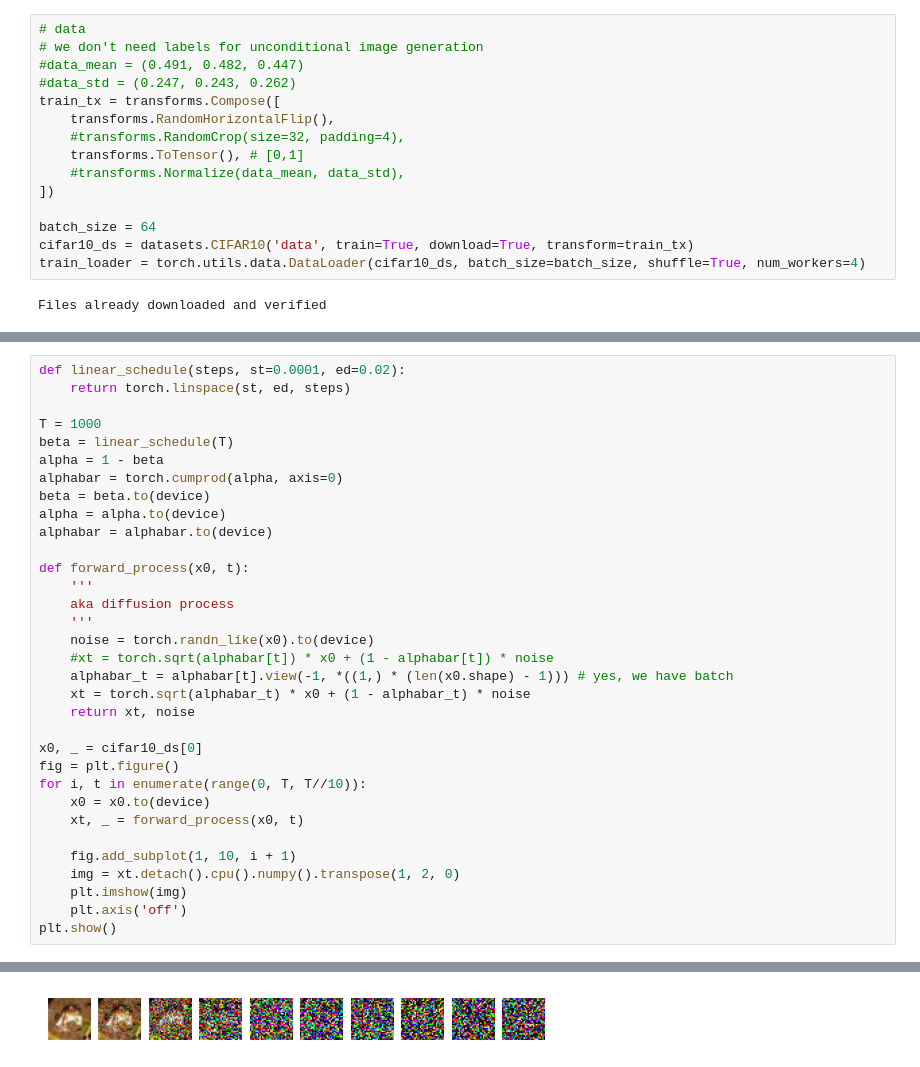
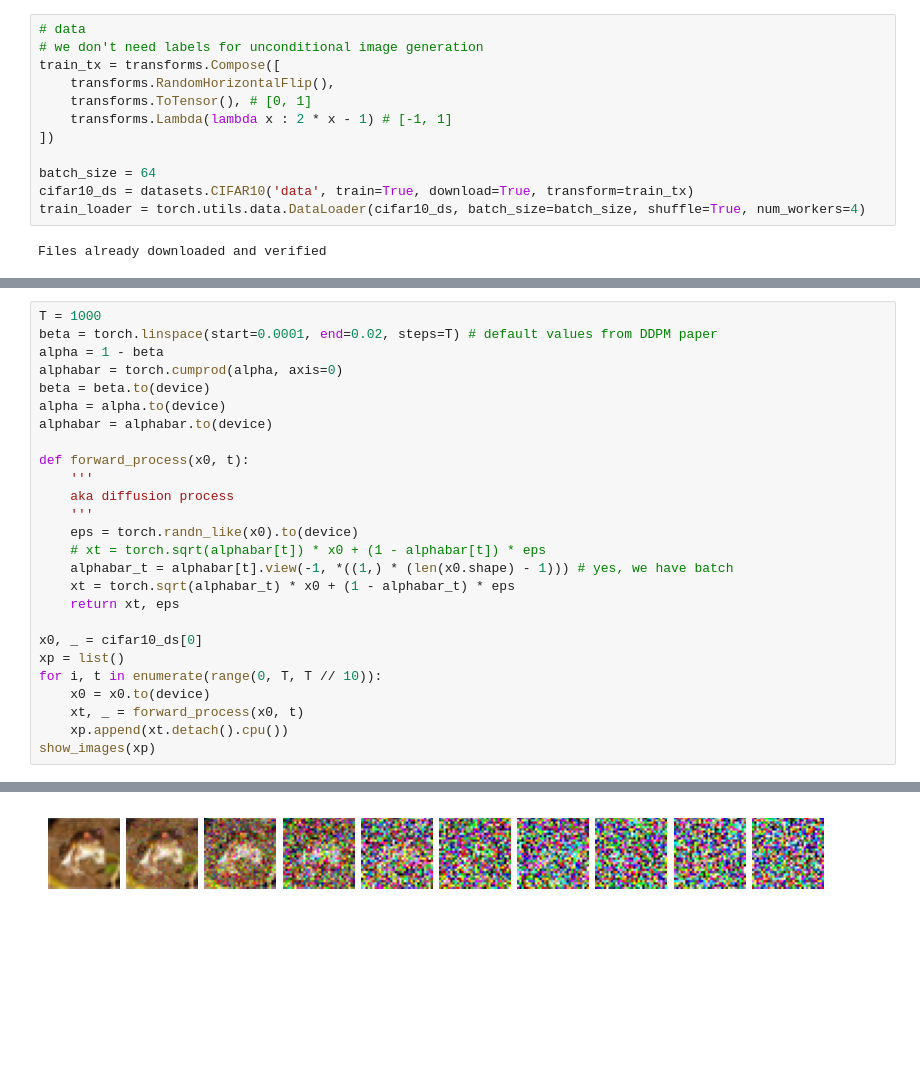
Before and after one commit to minjepar/ddpm_pytorch, a Jupyter notebook: ddpm_cifar.ipynb, the cells around one changed output, grey strips where cells are left out. Cells and saved outputs as stored; diff of their text form; blank space fills up the shorter version.

```diff
--- a/ddpm_cifar.ipynb
+++ b/ddpm_cifar.ipynb
@@ -26,13 +26,10 @@ device = torch.device("cuda" if torch.cuda.is_available() else "cpu")
 # %%
 # data
 # we don't need labels for unconditional image generation
-#data_mean = (0.491, 0.482, 0.447)
-#data_std = (0.247, 0.243, 0.262)
 train_tx = transforms.Compose([
     transforms.RandomHorizontalFlip(),
-    #transforms.RandomCrop(size=32, padding=4),
-    transforms.ToTensor(), # [0,1]
-    #transforms.Normalize(data_mean, data_std),
+    transforms.ToTensor(), # [0, 1]
+    transforms.Lambda(lambda x : 2 * x - 1) # [-1, 1]
 ])
 
 batch_size = 64
@@ -61,9 +60,6 @@ show_images([])
 # %%
-def linear_schedule(steps, st=0.0001, ed=0.02):
-    return torch.linspace(st, ed, steps)
-
 T = 1000
-beta = linear_schedule(T)
+beta = torch.linspace(start=0.0001, end=0.02, steps=T) # default values from DDPM paper
 alpha = 1 - beta
 alphabar = torch.cumprod(alpha, axis=0)
 beta = beta.to(device)
@@ -74,21 +70,17 @@ def forward_process(x0, t):
     '''
     aka diffusion process
     '''
-    noise = torch.randn_like(x0).to(device)
-    #xt = torch.sqrt(alphabar[t]) * x0 + (1 - alphabar[t]) * noise
+    eps = torch.randn_like(x0).to(device)
+    # xt = torch.sqrt(alphabar[t]) * x0 + (1 - alphabar[t]) * eps
     alphabar_t = alphabar[t].view(-1, *((1,) * (len(x0.shape) - 1))) # yes, we have batch
-    xt = torch.sqrt(alphabar_t) * x0 + (1 - alphabar_t) * noise
-    return xt, noise
+    xt = torch.sqrt(alphabar_t) * x0 + (1 - alphabar_t) * eps
+    return xt, eps
 
 x0, _ = cifar10_ds[0]
-fig = plt.figure()
-for i, t in enumerate(range(0, T, T//10)):
+xp = list()
+for i, t in enumerate(range(0, T, T // 10)):
     x0 = x0.to(device)
     xt, _ = forward_process(x0, t)
-
-    fig.add_subplot(1, 10, i + 1)
-    img = xt.detach().cpu().numpy().transpose(1, 2, 0)
-    plt.imshow(img)
-    plt.axis('off')
-plt.show()
+    xp.append(xt.detach().cpu())
+show_images(xp)
 # %% [output]
@@ -105,4 +87,4 @@ Clipping input data to the valid range for imshow with RGB data ([0..1] for floa
-[figure, old version]
+[figure, new version]
 # %%
 tdim = 32 # time embedding dim
 
```
Also changed, not shown: parts of 6 cells of this notebook.
